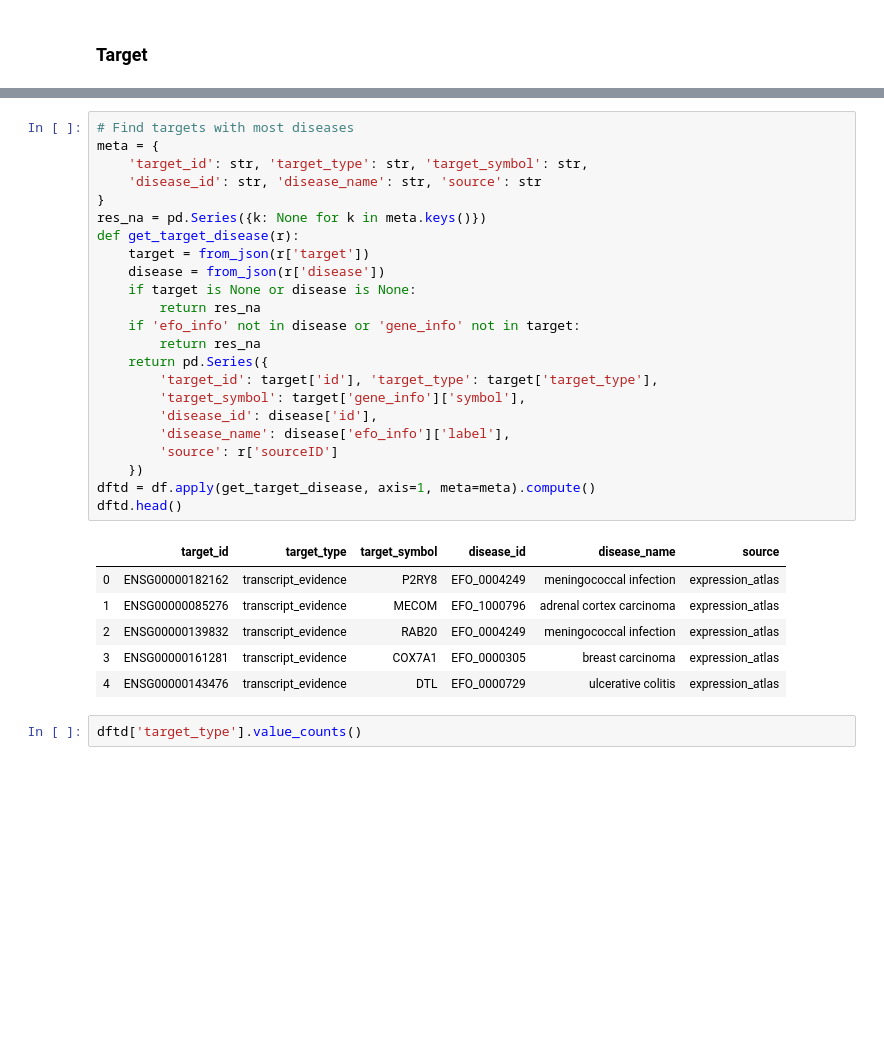
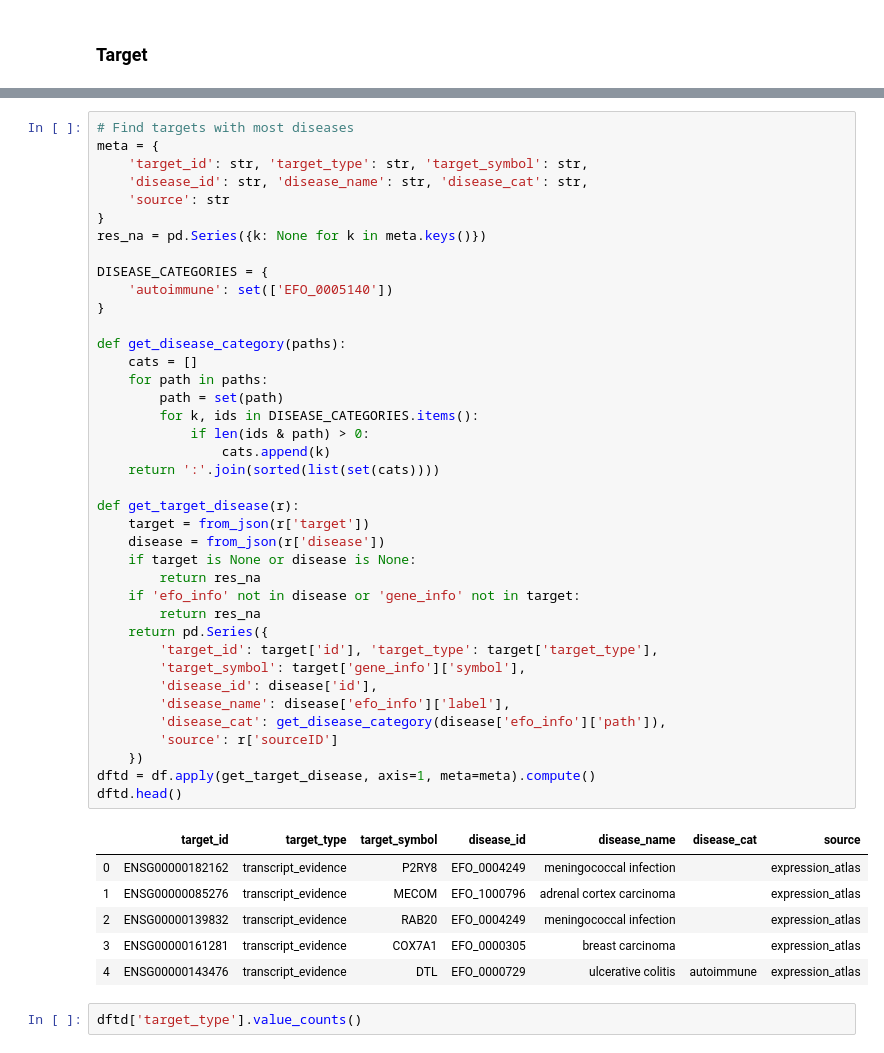
Before and after one commit to hammer/ot-ev, a Jupyter notebook: eda/data-pipeline/notebooks/evidence-eda.ipynb, the cells around one changed output, grey strips where cells are left out. Cells and saved outputs as stored; diff of their text form; blank space fills up the shorter version.

```diff
--- a/eda/data-pipeline/notebooks/evidence-eda.ipynb
+++ b/eda/data-pipeline/notebooks/evidence-eda.ipynb
@@ -467,33 +467,49 @@ print(json.dumps(json.loads(df['disease'].head(1).iloc[0]), indent=2))
 # %%
 # Find targets with most diseases
 meta = {
     'target_id': str, 'target_type': str, 'target_symbol': str,
-    'disease_id': str, 'disease_name': str, 'source': str
+    'disease_id': str, 'disease_name': str, 'disease_cat': str,
+    'source': str
 }
 res_na = pd.Series({k: None for k in meta.keys()})
+
+DISEASE_CATEGORIES = {
+    'autoimmune': set(['EFO_0005140'])
+}
+
+def get_disease_category(paths):
+    cats = []
+    for path in paths:
+        path = set(path)
+        for k, ids in DISEASE_CATEGORIES.items():
+            if len(ids & path) > 0:
+                cats.append(k)
+    return ':'.join(sorted(list(set(cats))))
+
 def get_target_disease(r):
     target = from_json(r['target'])
     disease = from_json(r['disease'])
     if target is None or disease is None:
         return res_na
     if 'efo_info' not in disease or 'gene_info' not in target:
         return res_na
     return pd.Series({
         'target_id': target['id'], 'target_type': target['target_type'],
         'target_symbol': target['gene_info']['symbol'],
         'disease_id': disease['id'],
         'disease_name': disease['efo_info']['label'],
+        'disease_cat': get_disease_category(disease['efo_info']['path']),
         'source': r['sourceID']
     })
 dftd = df.apply(get_target_disease, axis=1, meta=meta).compute()
 dftd.head()
 # %% [output]
-|  | target_id | target_type | target_symbol | disease_id | disease_name | source |
-| 0 | ENSG00000182162 | transcript_evidence | P2RY8 | EFO_0004249 | meningococcal infection | expression_atlas |
-| 1 | ENSG00000085276 | transcript_evidence | MECOM | EFO_1000796 | adrenal cortex carcinoma | expression_atlas |
-| 2 | ENSG00000139832 | transcript_evidence | RAB20 | EFO_0004249 | meningococcal infection | expression_atlas |
-| 3 | ENSG00000161281 | transcript_evidence | COX7A1 | EFO_0000305 | breast carcinoma | expression_atlas |
-| 4 | ENSG00000143476 | transcript_evidence | DTL | EFO_0000729 | ulcerative colitis | expression_atlas |
+|  | target_id | target_type | target_symbol | disease_id | disease_name | disease_cat | source |
+| 0 | ENSG00000182162 | transcript_evidence | P2RY8 | EFO_0004249 | meningococcal infection |  | expression_atlas |
+| 1 | ENSG00000085276 | transcript_evidence | MECOM | EFO_1000796 | adrenal cortex carcinoma |  | expression_atlas |
+| 2 | ENSG00000139832 | transcript_evidence | RAB20 | EFO_0004249 | meningococcal infection |  | expression_atlas |
+| 3 | ENSG00000161281 | transcript_evidence | COX7A1 | EFO_0000305 | breast carcinoma |  | expression_atlas |
+| 4 | ENSG00000143476 | transcript_evidence | DTL | EFO_0000729 | ulcerative colitis | autoimmune | expression_atlas |
 # %%
 dftd['target_type'].value_counts()
 # %% [output]
```
Also changed, not shown: parts of 11 cells of this notebook.
